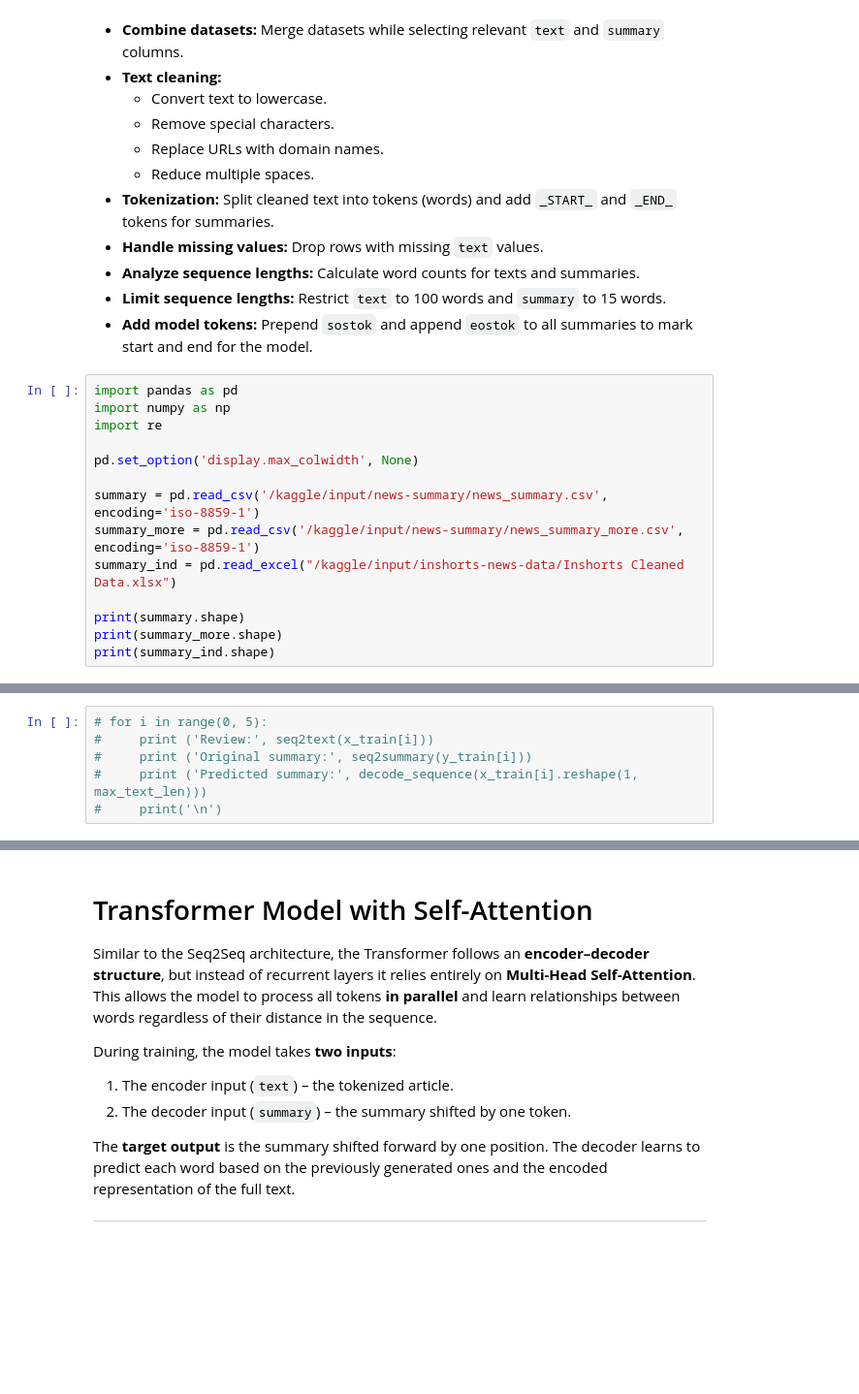
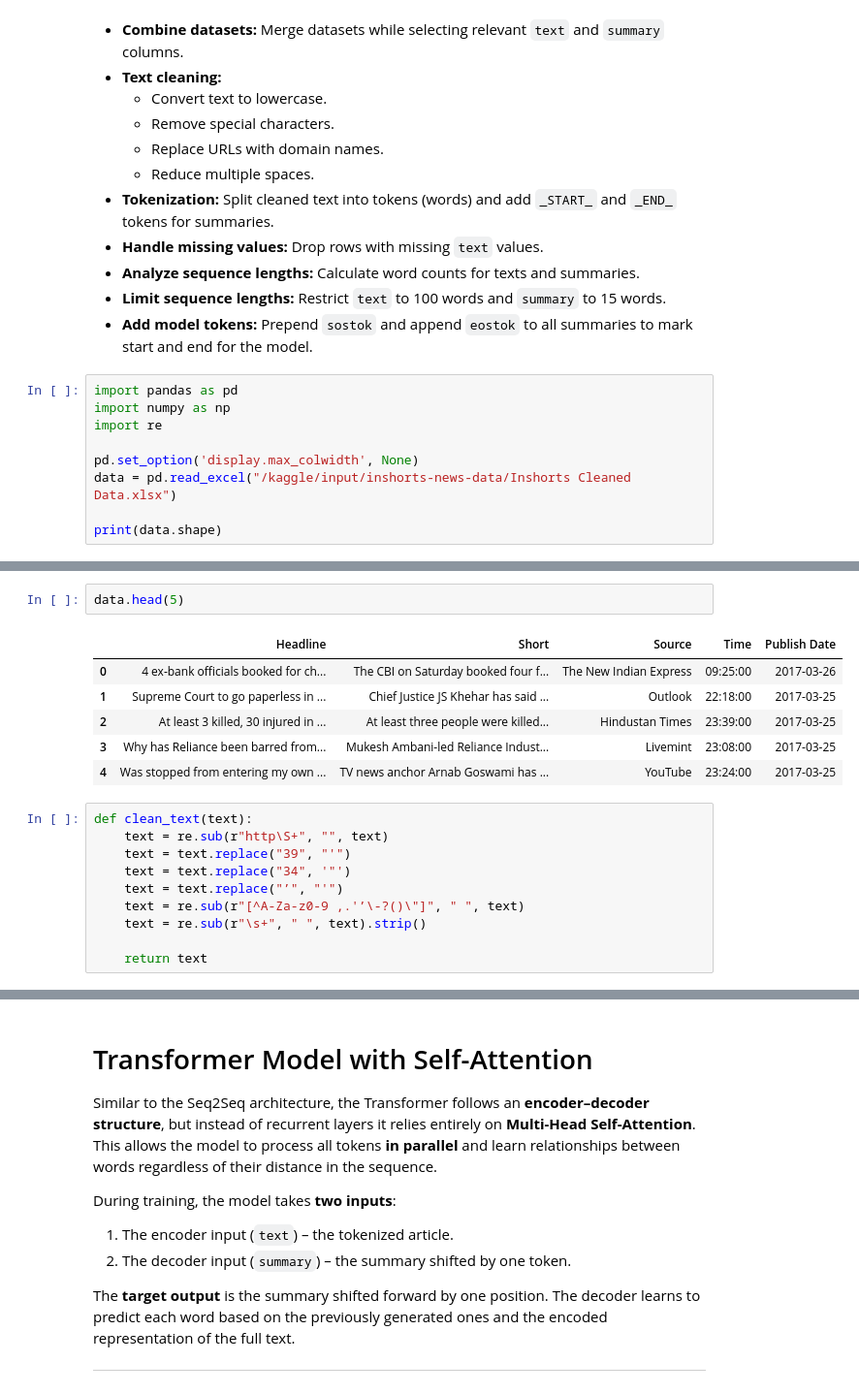
Before and after one commit to tommasofacchin/text-summarization-seq2seq-transformers, a Jupyter notebook: text-summarization-seq2seq-vs-transformers.ipynb, the cells around one changed output, grey strips where cells are left out. Shown: that part at 97% size. Drawn from its saved outputs; the diff is of its cells as text; blank space fills up the shorter version.

Commit message:
Kaggle Notebook | Text summarization - Transformers from scratch | Version 41

```diff
--- a/text-summarization-seq2seq-vs-transformers.ipynb
+++ b/text-summarization-seq2seq-vs-transformers.ipynb
@@ -192,12 +174,7 @@ import numpy as np
 import re
 
 pd.set_option('display.max_colwidth', None)
+data = pd.read_excel("/kaggle/input/inshorts-news-data/Inshorts Cleaned Data.xlsx")
 
-summary = pd.read_csv('/kaggle/input/news-summary/news_summary.csv', encoding='iso-8859-1')
-summary_more = pd.read_csv('/kaggle/input/news-summary/news_summary_more.csv', encoding='iso-8859-1')
-summary_ind = pd.read_excel("/kaggle/input/inshorts-news-data/Inshorts Cleaned Data.xlsx")
-
-print(summary.shape)
-print(summary_more.shape)
-print(summary_ind.shape)
+print(data.shape)
 # %% [output]
@@ -771,6 +182,19 @@ def decode_sequence(input_seq):
-# %%
-# for i in range(0, 5):
-#     print ('Review:', seq2text(x_train[i]))
-#     print ('Original summary:', seq2summary(y_train[i]))
-#     print ('Predicted summary:', decode_sequence(x_train[i].reshape(1, max_text_len)))
-#     print('\n')
+# %%
+data.head(5)
+# %% [output]
+|  | Headline | Short | Source | Time | Publish Date |
+| 0 | 4 ex-bank officials booked for ch... | The CBI on Saturday booked four f... | The New Indian Express | 09:25:00 | 2017-03-26 |
+| 1 | Supreme Court to go paperless in ... | Chief Justice JS Khehar has said ... | Outlook | 22:18:00 | 2017-03-25 |
+| 2 | At least 3 killed, 30 injured in ... | At least three people were killed... | Hindustan Times | 23:39:00 | 2017-03-25 |
+| 3 | Why has Reliance been barred from... | Mukesh Ambani-led Reliance Indust... | Livemint | 23:08:00 | 2017-03-25 |
+| 4 | Was stopped from entering my own ... | TV news anchor Arnab Goswami has ... | YouTube | 23:24:00 | 2017-03-25 |
+# %%
+def clean_text(text):
+    text = re.sub(r"http\S+", "", text)
+    text = text.replace("39", "'")
+    text = text.replace("34", '"')
+    text = text.replace("’", "'")
+    text = re.sub(r"[^A-Za-z0-9 ,.'’\-?()\"]", " ", text)
+    text = re.sub(r"\s+", " ", text).strip()
+
+    return text
```
Also changed, not shown: parts of 46 cells of this notebook.
